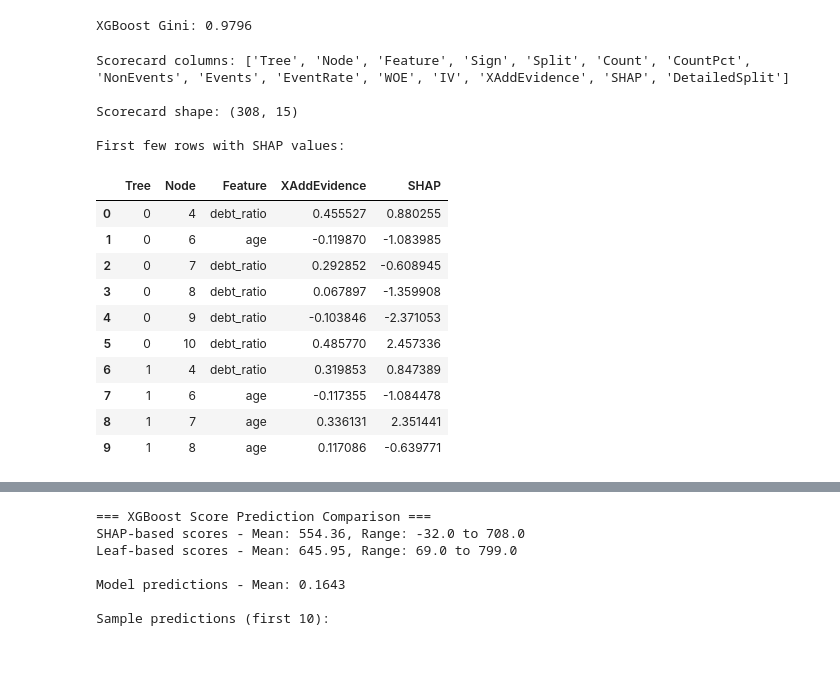
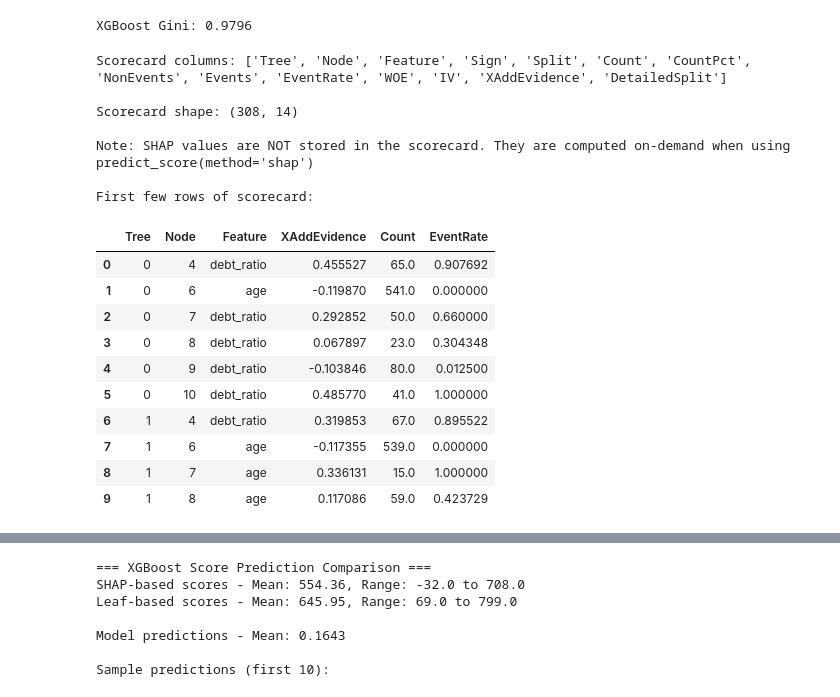
Before and after one commit to xRiskLab/xBooster, a Jupyter notebook: examples/shap-scorecard-examples.ipynb, the cells around one changed output, grey strips where cells are left out. Cells and saved outputs as stored; diff of their text form; code cells hidden in the pictures; blank space fills up the shorter version.

Commit message:
Refactor SHAP integration: make optional and on-demand

```diff
--- a/examples/shap_scorecard_examples.ipynb
+++ b/examples/shap-scorecard-examples.ipynb
@@ -88,28 +96,33 @@ XGBoost Gini: 0.9796
 # %%
 # Create scorecard constructor
 xgb_constructor = XGBScorecardConstructor(xgb_model, X_train, y_train)
 
-# Construct scorecard (SHAP column is automatically added)
+# Construct scorecard (SHAP is NOT stored in scorecard - computed on-demand only)
 xgb_scorecard = xgb_constructor.construct_scorecard()
 
 print("Scorecard columns:", xgb_scorecard.columns.tolist())
 print(f"\nScorecard shape: {xgb_scorecard.shape}")
-print("\nFirst few rows with SHAP values:")
-display(xgb_scorecard[["Tree", "Node", "Feature", "XAddEvidence", "SHAP"]].head(10))
+print(
+    "\nNote: SHAP values are NOT stored in the scorecard. They are computed on-demand when using predict_score(method='shap')"
+)
+print("\nFirst few rows of scorecard:")
+display(xgb_scorecard[["Tree", "Node", "Feature", "XAddEvidence", "Count", "EventRate"]].head(10))
 # %% [output]
-Scorecard columns: ['Tree', 'Node', 'Feature', 'Sign', 'Split', 'Count', 'CountPct', 'NonEvents', 'Events', 'EventRate', 'WOE', 'IV', 'XAddEvidence', 'SHAP', 'DetailedSplit']
+Scorecard columns: ['Tree', 'Node', 'Feature', 'Sign', 'Split', 'Count', 'CountPct', 'NonEvents', 'Events', 'EventRate', 'WOE', 'IV', 'XAddEvidence', 'DetailedSplit']
 
-Scorecard shape: (308, 15)
+Scorecard shape: (308, 14)
 
-First few rows with SHAP values:
+Note: SHAP values are NOT stored in the scorecard. They are computed on-demand when using predict_score(method='shap')
+
+First few rows of scorecard:
-|  | Tree | Node | Feature | XAddEvidence | SHAP |
-| 0 | 0 | 4 | debt_ratio | 0.455527 | 0.880255 |
-| 1 | 0 | 6 | age | -0.119870 | -1.083985 |
-| 2 | 0 | 7 | debt_ratio | 0.292852 | -0.608945 |
-| 3 | 0 | 8 | debt_ratio | 0.067897 | -1.359908 |
-| 4 | 0 | 9 | debt_ratio | -0.103846 | -2.371053 |
-| 5 | 0 | 10 | debt_ratio | 0.485770 | 2.457336 |
-| 6 | 1 | 4 | debt_ratio | 0.319853 | 0.847389 |
-| 7 | 1 | 6 | age | -0.117355 | -1.084478 |
-| 8 | 1 | 7 | age | 0.336131 | 2.351441 |
-| 9 | 1 | 8 | age | 0.117086 | -0.639771 |
+|  | Tree | Node | Feature | XAddEvidence | Count | EventRate |
+| 0 | 0 | 4 | debt_ratio | 0.455527 | 65.0 | 0.907692 |
+| 1 | 0 | 6 | age | -0.119870 | 541.0 | 0.000000 |
+| 2 | 0 | 7 | debt_ratio | 0.292852 | 50.0 | 0.660000 |
+| 3 | 0 | 8 | debt_ratio | 0.067897 | 23.0 | 0.304348 |
+| 4 | 0 | 9 | debt_ratio | -0.103846 | 80.0 | 0.012500 |
+| 5 | 0 | 10 | debt_ratio | 0.485770 | 41.0 | 1.000000 |
+| 6 | 1 | 4 | debt_ratio | 0.319853 | 67.0 | 0.895522 |
+| 7 | 1 | 6 | age | -0.117355 | 539.0 | 0.000000 |
+| 8 | 1 | 7 | age | 0.336131 | 15.0 | 1.000000 |
+| 9 | 1 | 8 | age | 0.117086 | 59.0 | 0.423729 |
```
Also changed, not shown: parts of 9 cells of this notebook, 7 other files.
